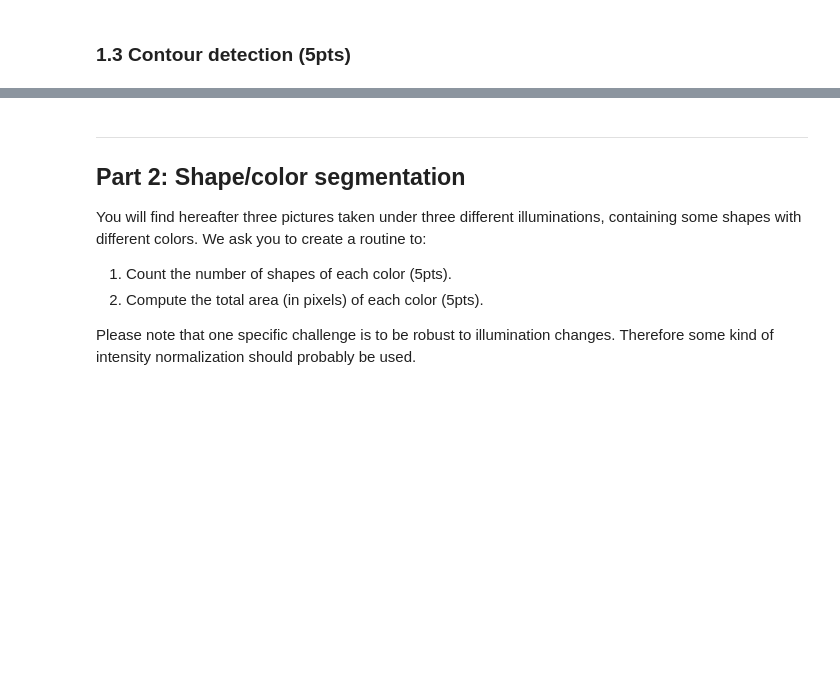
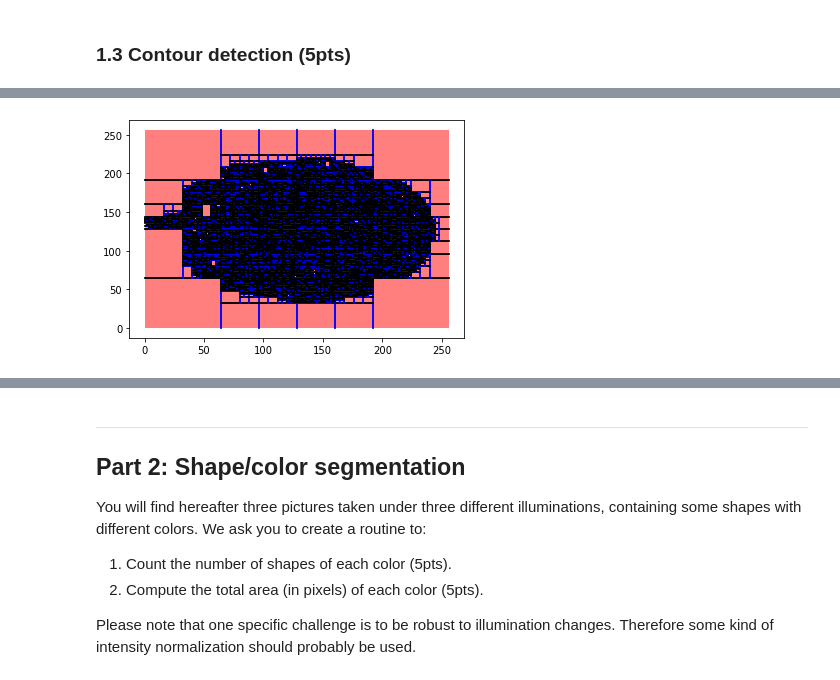
Before and after one commit to aamoros8/IAPR_EPFL, a Jupyter notebook: labs/lab_01_segmentation.ipynb, the cells around one changed output, grey strips where cells are left out. Cells and saved outputs as stored; diff of their text form; code cells hidden in the pictures; blank space fills up the shorter version.

Commit message:
Start lab2

```diff
--- a/labs/lab_01_segmentation.ipynb
+++ b/labs/lab_01_segmentation.ipynb
@@ -156,0 +291,94 @@ The number of pixels in the brain region is 16834
+# %%
+####Parameters #####
+length=brain_im.shape[0]
+brain_copy=brain_im.copy()
+sample=brain_im[130:150,140:160]
+thresh=np.mean(sample)*1.1
+thresh2=np.mean(sample)*1.11
+
+label_map=np.zeros(brain_im.shape)
+list_sp=[] #creation of the list
+list_sp.append(Region(0,0,brain_im.shape[0],brain_im.shape[1])) # addition of the image as first region
+count=0
+
+#### Visualisation ####
+rect=Rectangle((0,0),brain_im.shape[0],brain_im.shape[1],facecolor='r',edgecolor='None', alpha=0.5)
+fig, ax = plt.subplots()
+ax.add_patch(rect)
+
+
+
+#### Start of the algorithm ####
+while len(list_sp)>0 and count<=100: #while the list of regions is not empty
+    for region in list_sp:
+        list_sp.remove(region) #we remove the analysed region from the list
+        if region.homog()==1: # if region satisfies homogeity condition
+            #print("1")
+            label_map[region.lower_left_x:region.upper_right_x,
+                      region.lower_left_y:region.upper_right_y]=1 # 1 is in Brain
+        elif region.homog()==2: # if region is black or research region is small it is considered as no brain
+            #print("2")
+            label_map[region.lower_left_x:region.upper_right_x,
+                      region.lower_left_y:region.upper_right_y]=0 #0 is out of brain
+        elif region.size()<2:
+            if region.mean()<= thresh:
+                if thresh-region.mean()<region.mean()-10:
+                    label_map[region.lower_left_x:region.upper_right_x,
+                      region.lower_left_y:region.upper_right_y]=1 # 1 is in Brain
+                else:
+                    label_map[region.lower_left_x:region.upper_right_x,
+                      region.lower_left_y:region.upper_right_y]=0 # 1 is not in Brain
+            elif region.mean()>=1.1*thresh2:
+                label_map[region.lower_left_x:region.upper_right_x,
+                      region.lower_left_y:region.upper_right_y]=0 # 1 is notin Brain
+        else: # if the considered region its not defined, it gets split
+            #print("3")
+            xl=region.lower_left_x;
+            yl=region.lower_left_y;
+            xr=region.upper_right_x;
+            yr=region.upper_right_y;
+            horizontal=region.split()
+            if horizontal: #the split is either horizontal (50% of the time)
+                #print("4")
+                region1=Region(xl,yl,xr,round(yl+(yr-yl)/2))
+                region2=Region(xl,round(yl+(yr-yl)/2),xr,yr)
+
+                ax.plot([region2.lower_left_x ,region2.upper_right_x],
+                        [region2.lower_left_y, region2.lower_left_y], color='black')
+                ax.plot([region1.lower_left_x ,region1.upper_right_x],
+                        [region1.upper_right_y, region1.upper_right_y], color='black')
+
+            else: #the split can also be vertical
+                #print("5")
+                region1=Region(xl,yl,round(xl+(xr-xl)/2),yr)
+                region2=Region(round(xl+(xr-xl)/2),yl,xr,yr)
+
+                ax.plot([region2.lower_left_x ,region2.lower_left_x],
+                      [region2.lower_left_y, region2.upper_right_y],color='blue')
+                ax.plot([region1.upper_right_x ,region1.upper_right_x],
+                       [region1.lower_left_y, region1.upper_right_y],color='blue')
+
+            list_sp.append(region1)
+            list_sp.append(region2)
+    count+=1
+plt.show()
+
+
+
+#### Visualization #####
+
+brain_dedieu=np.multiply(brain_im,label_map,)
+# Display Images of the brain
+fig, ax = plt.subplots(1, 2, figsize=(12, 7))
+ax[0].imshow(brain_dedieu, cmap='gray')
+ax[1].imshow(brain_im, cmap='gray')
+rect1=Rectangle((130,140),20,20)
+ax[1].add_patch(rect1)
+plt.show()
+
+
+#### Amount of pixels in brain #####
+px_num=label_map.sum().sum()
+print('The area of the brain is given by: ', px_num,' pixels')
+# %% [output]
+[figure, added]
```
Also changed, not shown: parts of 12 cells of this notebook, 1 other file.
